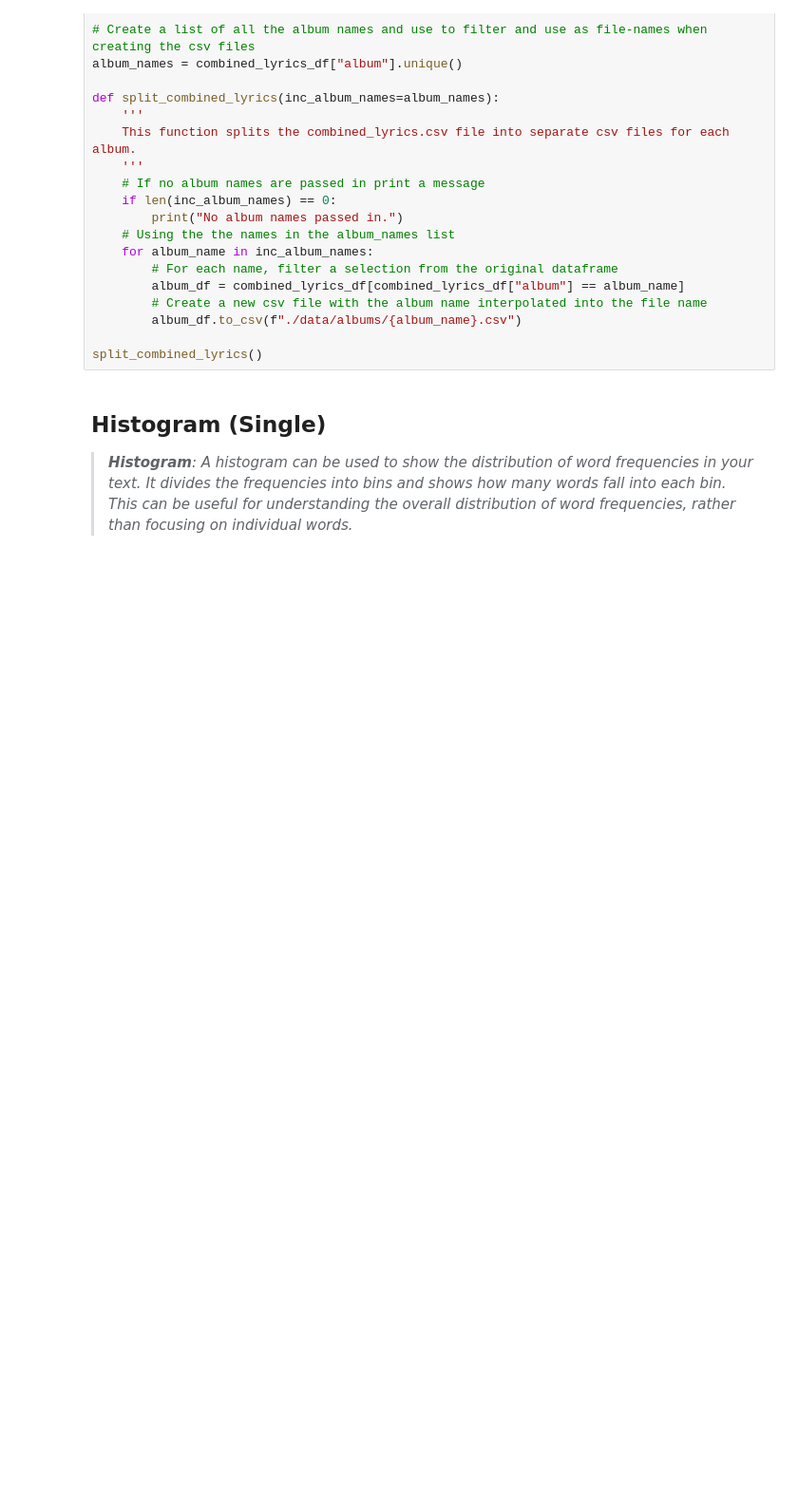
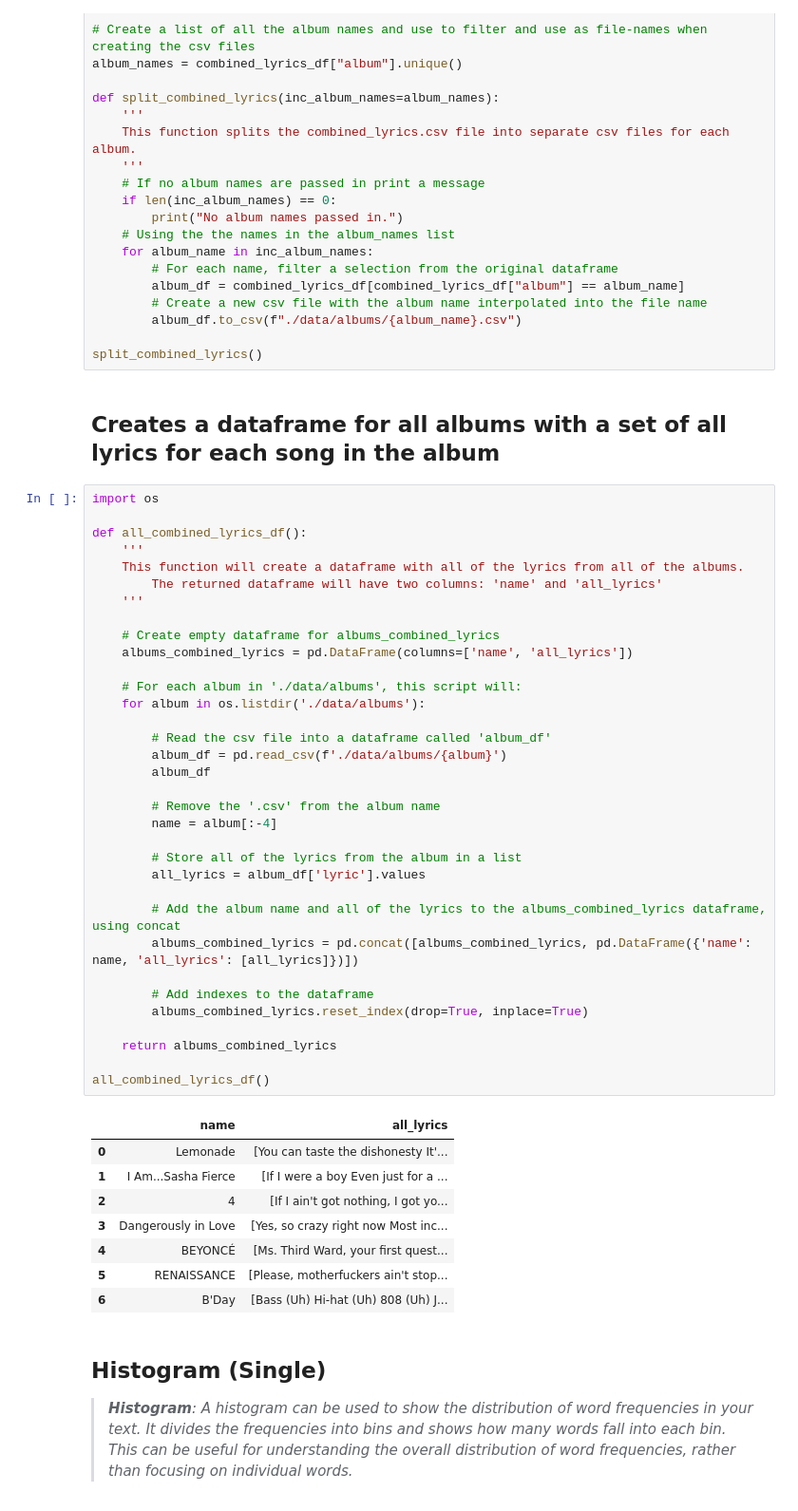
Before and after one commit to MaterDev/Python_Jupyter_Experiments, a Jupyter notebook: projects/03_beyonce/lyrical_analysis.ipynb, the cells around one changed output. Shown at 95% size. Cells and saved outputs as stored; diff of their text form; blank space fills up the shorter version.

```diff
--- a/projects/03_beyonce/lyrical_analysis.ipynb
+++ b/projects/03_beyonce/lyrical_analysis.ipynb
@@ -206,6 +206,51 @@ def split_combined_lyrics(inc_album_names=album_names):
         album_df.to_csv(f"./data/albums/{album_name}.csv")
 
 split_combined_lyrics()
+# %% [markdown]
+## Creates a dataframe for all albums with a set of all lyrics for each song in the album
+# %%
+import os
+
+def all_combined_lyrics_df():
+    '''
+    This function will create a dataframe with all of the lyrics from all of the albums.
+        The returned dataframe will have two columns: 'name' and 'all_lyrics'
+    '''
+
+    # Create empty dataframe for albums_combined_lyrics
+    albums_combined_lyrics = pd.DataFrame(columns=['name', 'all_lyrics'])
+
+    # For each album in './data/albums', this script will:
+    for album in os.listdir('./data/albums'):
+
+        # Read the csv file into a dataframe called 'album_df'
+        album_df = pd.read_csv(f'./data/albums/{album}')
+        album_df
+
+        # Remove the '.csv' from the album name
+        name = album[:-4]
+
+        # Store all of the lyrics from the album in a list
+        all_lyrics = album_df['lyric'].values
+
+        # Add the album name and all of the lyrics to the albums_combined_lyrics dataframe, using concat
+        albums_combined_lyrics = pd.concat([albums_combined_lyrics, pd.DataFrame({'name': name, 'all_lyrics': [all_lyrics]})])
+
+        # Add indexes to the dataframe
+        albums_combined_lyrics.reset_index(drop=True, inplace=True)
+
+    return albums_combined_lyrics
+
+all_combined_lyrics_df()
+# %% [output]
+|  | name | all_lyrics |
+| 0 | Lemonade | [You can taste the dishonesty It'... |
+| 1 | I Am...Sasha Fierce | [If I were a boy Even just for a ... |
+| 2 | 4 | [If I ain't got nothing, I got yo... |
+| 3 | Dangerously in Love | [Yes, so crazy right now Most inc... |
+| 4 | BEYONCÉ | [Ms. Third Ward, your first quest... |
+| 5 | RENAISSANCE | [Please, motherfuckers ain't stop... |
+| 6 | B'Day | [Bass (Uh) Hi-hat (Uh) 808 (Uh) J... |
 # %% [markdown]
 ## Histogram (Single)
 
```
